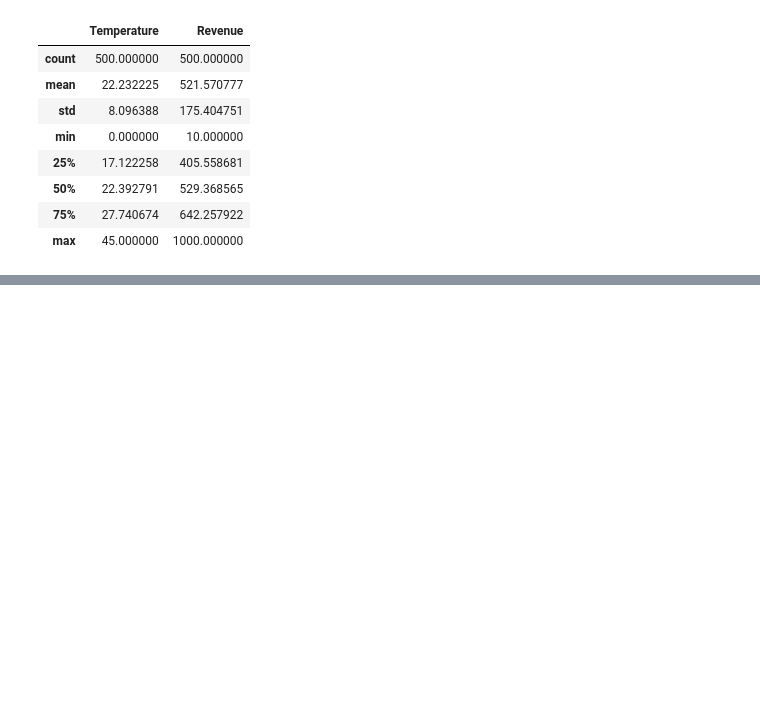
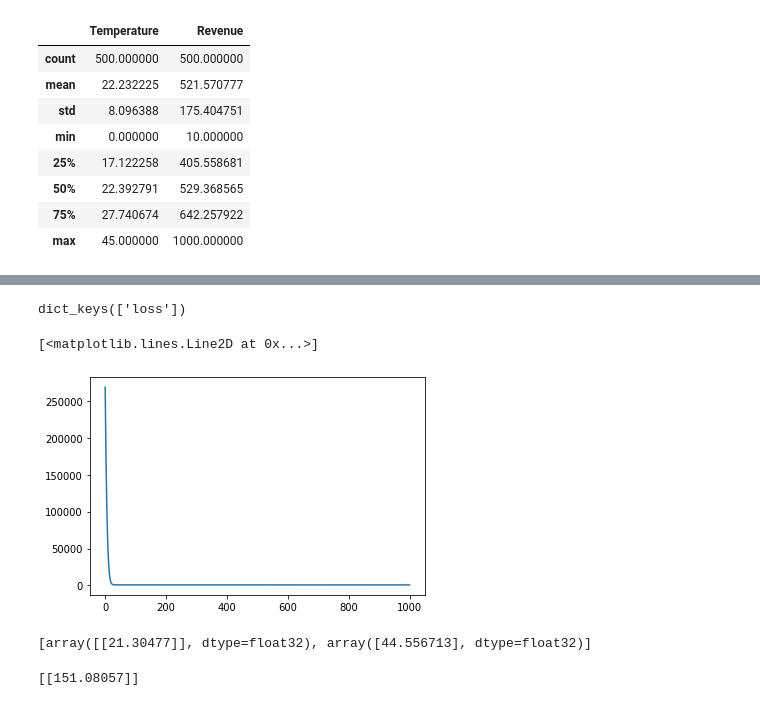
Before and after one commit to jmcgunn/Kalman-and-Bayesian-Filters-in-Python, a Jupyter notebook: RevPredict.ipynb, the cells around one changed output, grey strips where cells are left out. Drawn from its saved outputs; the diff is of its cells as text; code cells hidden in the pictures; blank space fills up the shorter version.

```diff
--- a/RevPredict.ipynb
+++ b/RevPredict.ipynb
@@ -76,0 +82,3 @@ sales_df.describe()
+# %%
+X_train = sales_df['Temperature']
+Y_train = sales_df['Revenue']
@@ -76,0 +93,3 @@ sales_df.describe()
+# %%
+model = tf.keras.Sequential()
+model.add(tf.keras.layers.Dense(units=1, input_shape = [1]))
@@ -76,0 +109,4 @@ sales_df.describe()
+# %%
+model.compile(optimizer=tf.keras.optimizers.Adam(0.1), loss = 'mean_squared_error')
+# %%
+epochs_hist = model.fit(X_train, Y_train, epochs = 1000)
@@ -76,0 +131,19 @@ sales_df.describe()
+# %%
+epochs_hist.history.keys()
+# %% [output]
+dict_keys(['loss'])
+# %%
+plt.plot(epochs_hist.history['loss'])
+# %% [output]
+[<matplotlib.lines.Line2D at 0x...>]
+[figure, added]
+# %%
+model.get_weights()
+# %% [output]
+[array([[21.30477]], dtype=float32), array([44.556713], dtype=float32)]
+# %%
+Temp = 5
+Revenue = model.predict([Temp])
+print(Revenue)
+# %% [output]
+[[151.08057]]
```
Also changed, not shown: parts of 6 cells of this notebook.
